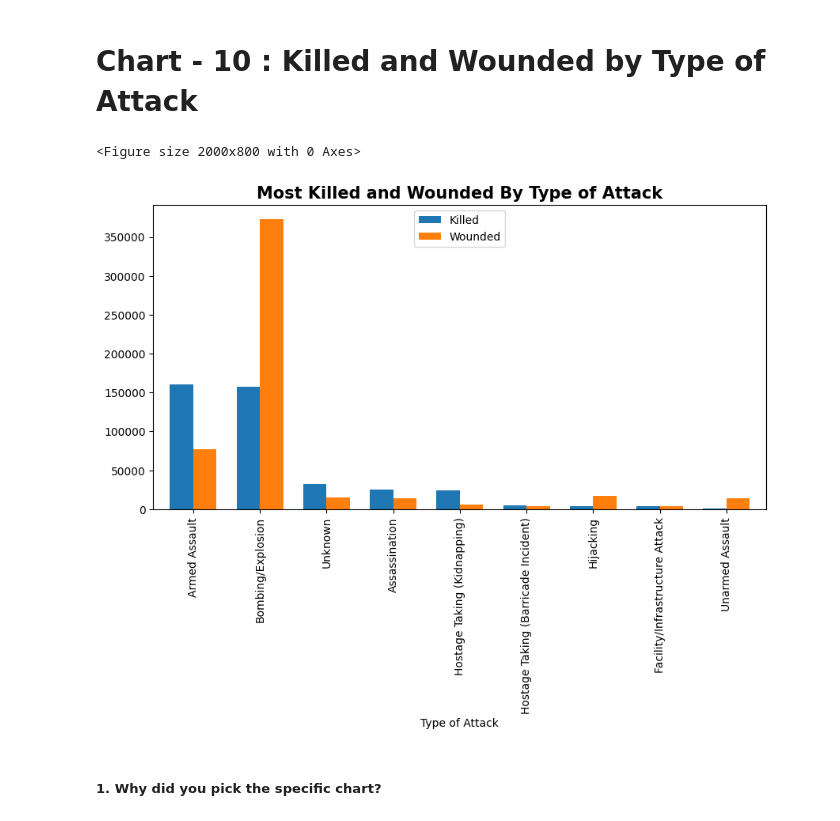
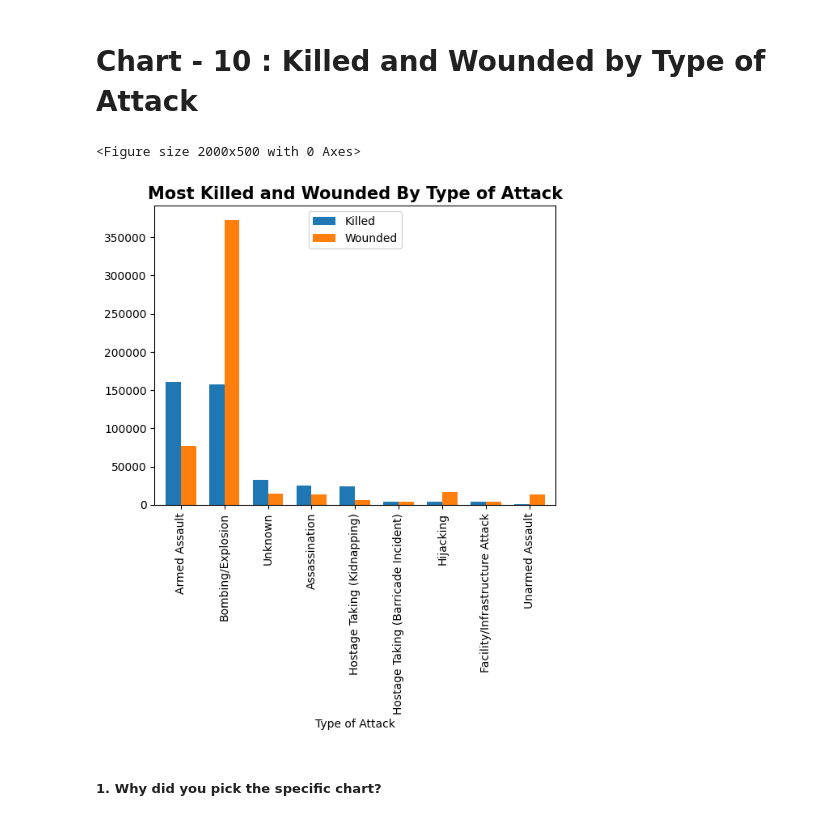
Before and after one commit to Mansi67/Global_Terrorism_Dataset_EDA, a Jupyter notebook: Global_Terrorism_Dataset_EDA.ipynb, the cells around one changed output. Cells and saved outputs as stored; diff of their text form; code cells hidden in the pictures.

```diff
--- a/Global_Terrorism_Dataset_EDA.ipynb
+++ b/Global_Terrorism_Dataset_EDA.ipynb
@@ -810,19 +924,19 @@ Are there any insights that lead to negative growth? Justify with specific reaso
 # **Chart - 10 : Killed and Wounded by Type of Attack**
 # %%
 # Chart - 9 visualization code
-plt.figure(figsize = (20,8))
+plt.figure(figsize = (20,5))
 #Create a dataframe by grouping Attack Type and sum killed and wounded
 new_frame=df.groupby('Attack_Type')[['Killed','Wounded']].sum().sort_values(['Killed','Wounded'],ascending=False).reset_index()
 #Plot bar
 new_frame.plot(x="Attack_Type", y=["Killed", "Wounded"], kind="bar", width=0.7)
 plt.xlabel('Type of Attack')
 plt.xticks(rotation = 90)
 plt.title('Most Killed and Wounded By Type of Attack', fontsize = 15, fontweight="bold")
 plt.legend(loc='upper center')
 plt.show()
 # %% [output]
-<Figure size 2000x800 with 0 Axes>
+<Figure size 2000x500 with 0 Axes>
-[figure, old version]
+[figure, new version]
 # %% [markdown]
 ##### 1. Why did you pick the specific chart?
 # %% [markdown]
```
Also changed, not shown: parts of 58 cells of this notebook.
